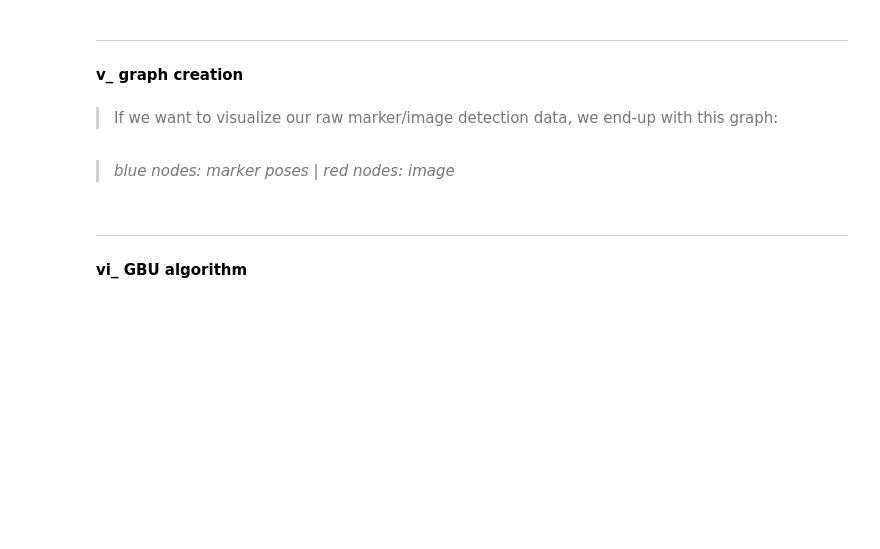
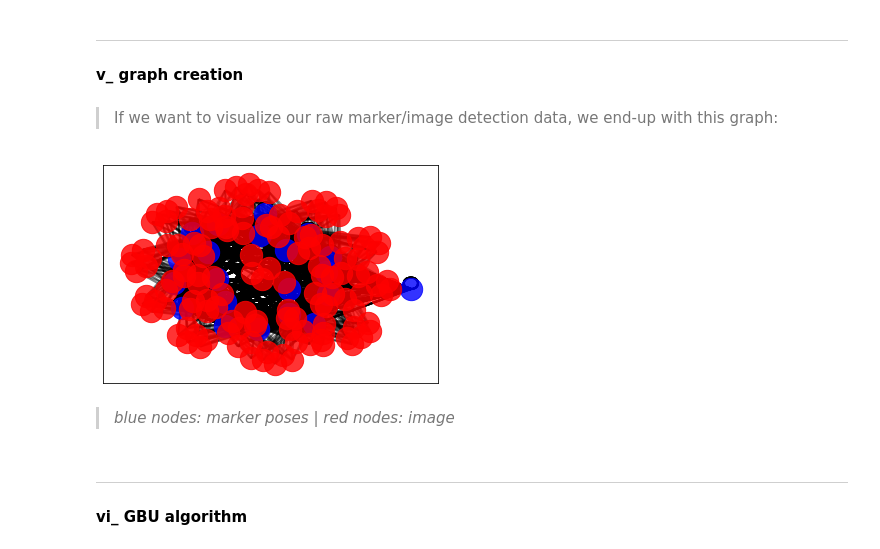
Before and after one commit to matisboualam/pycopo-doc-web, a Jupyter notebook: source/tutorial.ipynb, the cells around one changed output. Cells and saved outputs as stored; diff of their text form; code cells hidden in the pictures; blank space fills up the shorter version.

```diff
--- a/source/tutorial.ipynb
+++ b/source/tutorial.ipynb
@@ -142,8 +142,11 @@ _______________
 >If we want to visualize our raw marker/image detection data, we end-up with this graph:
 # %%
 data = batch.merge_all()
-MG = pcp.utils.get_multigraph(data=data)
-G = pcp.utils.get_graph(data=data)
+batch.multigraph  = pcp.utils.get_multigraph(data=data)
+batch.graph  = pcp.utils.get_graph(data=data)
+batch.plot_graph()
+# %% [output]
+[figure, added]
 # %% [markdown]
 > *blue nodes: marker poses | red nodes: image*
 # %% [markdown]
```
Also changed, not shown: parts of 12 cells of this notebook, 22 other files.
